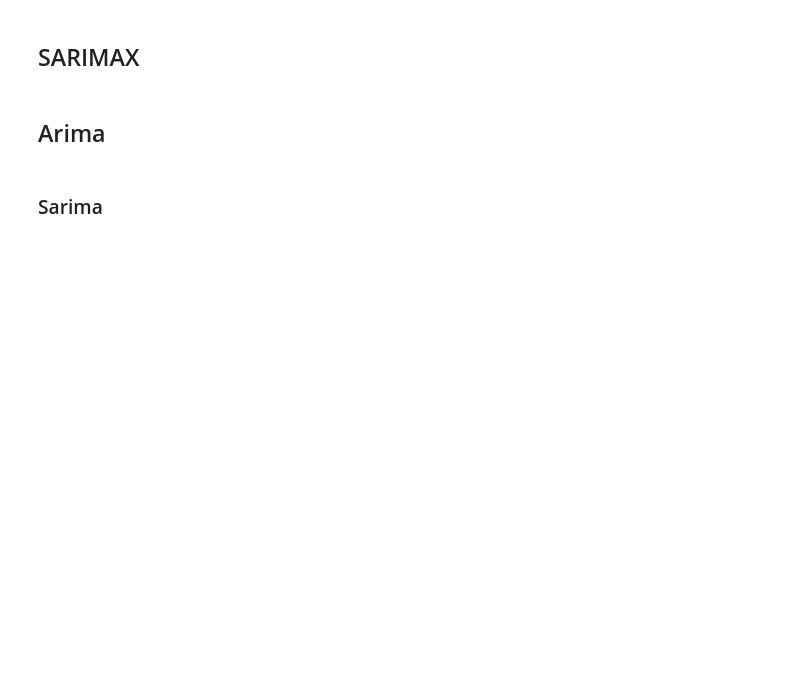
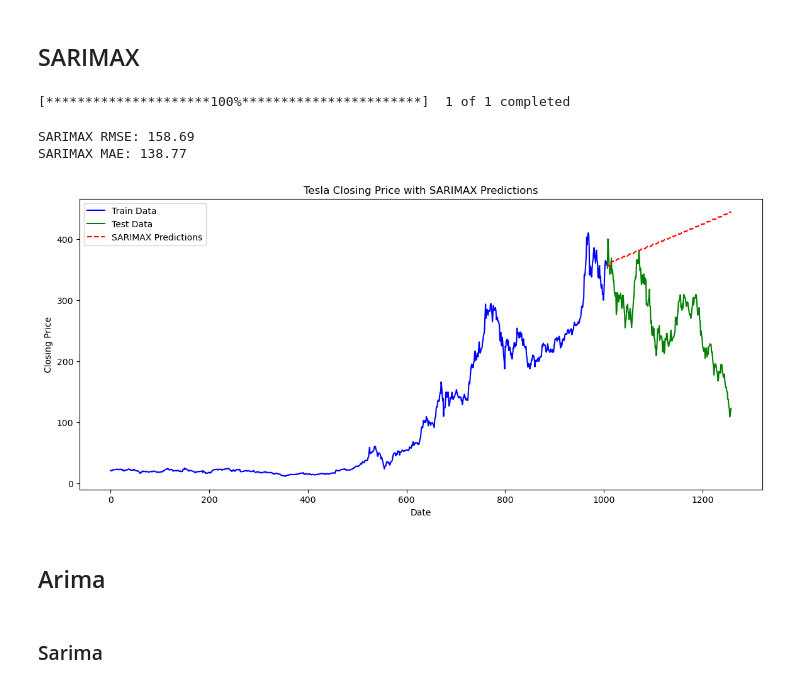
Before and after one commit to Aerospacerr/Thesis, a Jupyter notebook: time-series-arima-lstm.ipynb, the cells around one changed output. Saved outputs shown, nothing was run; the diff lists cells and outputs as text; code cells hidden in the pictures; blank space fills up the shorter version.

```diff
--- a/time-series-arima-lstm.ipynb
+++ b/time-series-arima-lstm.ipynb
@@ -146,37 +323,42 @@ start_date = '2018-01-01'
 end_date = '2022-12-31'
 data = yf.download(symbol, start=start_date, end=end_date)
 
-#data = data.reset_index()
+data = data.reset_index()
 
 # Train-test split
 train_size = int(len(data) * 0.80)
-train_data = data[:train_size]
-test_data = data[train_size:]
+train_data = data[['Close']][:train_size]
+test_data = data[['Close']][train_size:]
 
 # SARIMAX model
 # You may need to adjust the order and seasonal_order parameters based on your data.
-sarimax_model = SARIMAX(train_data['Close'])#, order=(1, 1, 1), seasonal_order=(1, 1, 1, 12))
+sarimax_model = SARIMAX(train_data, order=(1, 1, 1), seasonal_order=(1, 1, 1, 12))
 sarimax_results = sarimax_model.fit(disp=False)
 
 # Forecast
 sarimax_preds = sarimax_results.forecast(steps=len(test_data))
 
 # Calculate RMSE and MAE for SARIMAX
 sarimax_rmse = np.sqrt(mean_squared_error(test_data['Close'], sarimax_preds))
 sarimax_mae = mean_absolute_error(test_data['Close'], sarimax_preds)
 print(f"SARIMAX RMSE: {sarimax_rmse:.2f}")
 print(f"SARIMAX MAE: {sarimax_mae:.2f}")
 
 # Plot the train data, test data, and SARIMAX predictions
 plt.figure(figsize=(14, 6))
 plt.plot(data.index[:train_size], train_data['Close'], label='Train Data', color='blue')
 plt.plot(data.index[train_size:], test_data['Close'], label='Test Data', color='green')
 plt.plot(data.index[train_size:], sarimax_preds, label='SARIMAX Predictions', color='red', linestyle='--')
 plt.xlabel('Date')
 plt.ylabel('Closing Price')
 plt.title('Tesla Closing Price with SARIMAX Predictions')
 plt.legend()
 plt.show()
+# %% [output]
+[*********************100%***********************]  1 of 1 completed
+SARIMAX RMSE: 158.69
+SARIMAX MAE: 138.77
+[figure, added]
 # %% [markdown]
 ## Arima
 # %%
```
Also changed, not shown: parts of 14 cells of this notebook.
